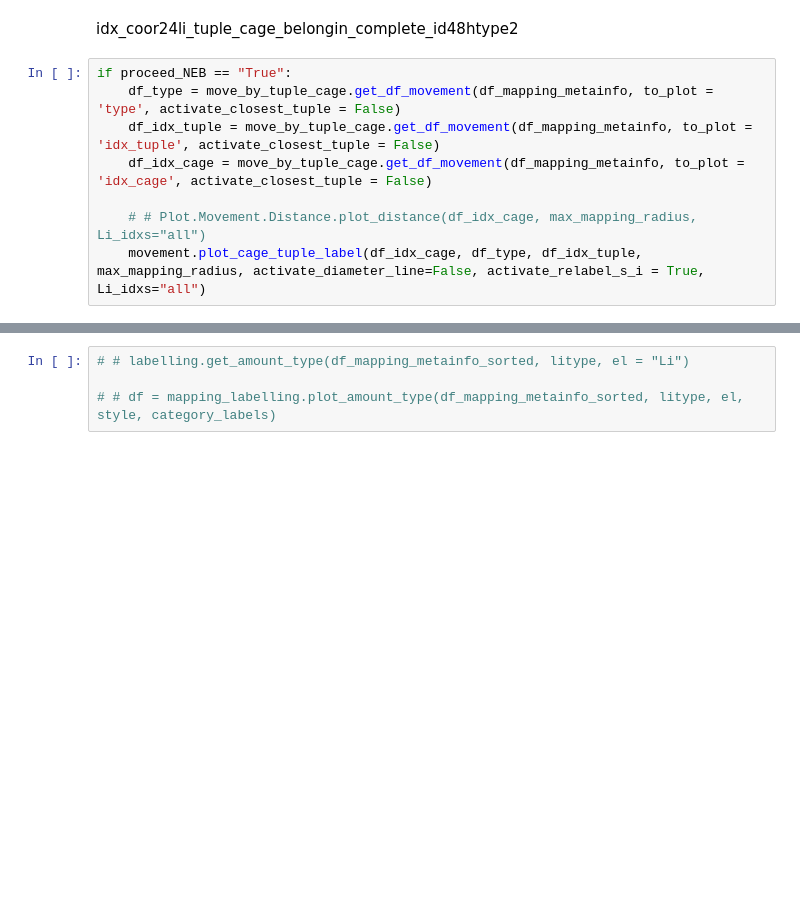
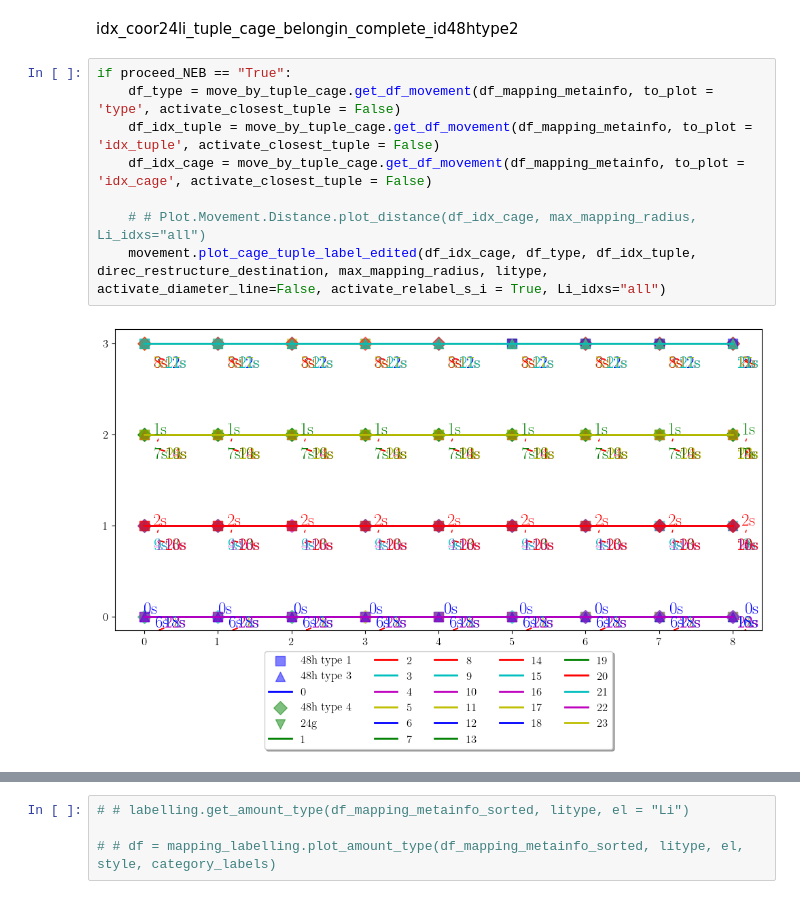
Before and after one commit to a-firdaus/LitMove, a Jupyter notebook: 03_orientation_and_mapping_packages.ipynb, the cells around one changed output, grey strips where cells are left out. Drawn from its saved outputs; the diff is of its cells as text; blank space fills up the shorter version.

```diff
--- a/03_orientation_and_mapping_packages.ipynb
+++ b/03_orientation_and_mapping_packages.ipynb
@@ -688,11 +539,13 @@ idx_coor24li_tuple_cage_belongin_complete_id48htype2
 # %%
 if proceed_NEB == "True":
     df_type = move_by_tuple_cage.get_df_movement(df_mapping_metainfo, to_plot = 'type', activate_closest_tuple = False)
     df_idx_tuple = move_by_tuple_cage.get_df_movement(df_mapping_metainfo, to_plot = 'idx_tuple', activate_closest_tuple = False)
     df_idx_cage = move_by_tuple_cage.get_df_movement(df_mapping_metainfo, to_plot = 'idx_cage', activate_closest_tuple = False)
 
     # # Plot.Movement.Distance.plot_distance(df_idx_cage, max_mapping_radius, Li_idxs="all")
-    movement.plot_cage_tuple_label(df_idx_cage, df_type, df_idx_tuple, max_mapping_radius, activate_diameter_line=False, activate_relabel_s_i = True, Li_idxs="all")
+    movement.plot_cage_tuple_label_edited(df_idx_cage, df_type, df_idx_tuple, direc_restructure_destination, max_mapping_radius, litype, activate_diameter_line=False, activate_relabel_s_i = True, Li_idxs="all")
+# %% [output]
+[figure, added]
 # %%
 if proceed_NEB == "True":
     chunk_size = 3
```
Also changed, not shown: parts of 16 cells of this notebook, 6 other files.
